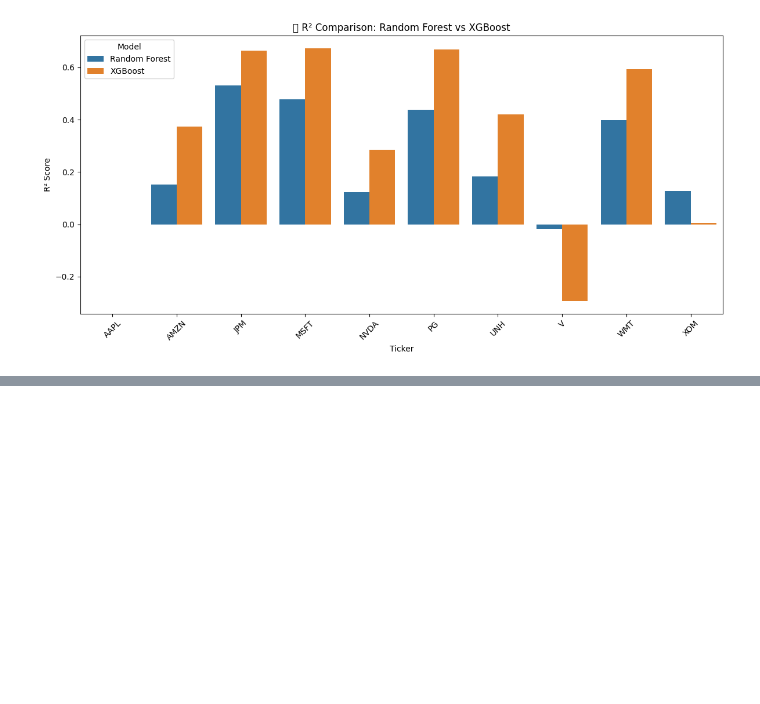
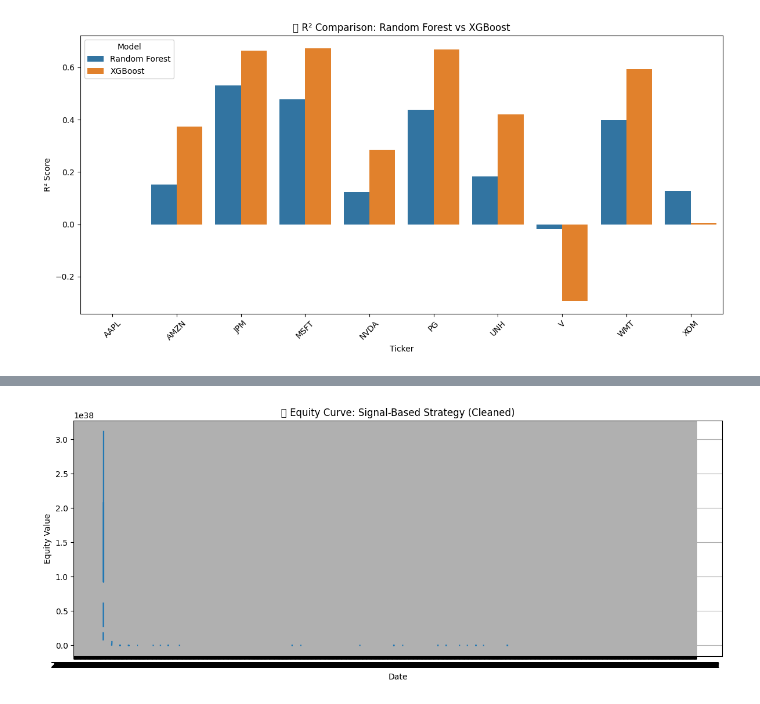
Before and after one commit to sowjanya-bn/stock-prediction, a Jupyter notebook: model_comparison_performance.ipynb, the cells around one changed output, grey strips where cells are left out. Drawn from its saved outputs; the diff is of its cells as text; code cells hidden in the pictures; blank space fills up the shorter version.

```diff
--- a/model_comparison_performance.ipynb
+++ b/model_comparison_performance.ipynb
@@ -185,0 +208,4 @@ combined_model_performance
+# %%
+import pandas as pd
+strategy_df_7 = pd.read_csv("strategy_df_window7.csv")
+strategy_df_7.head()
@@ -185,0 +230,4 @@ combined_model_performance
+# %%
+import pandas as pd
+strategy_df_9 = pd.read_csv("strategy_df_window9.csv")
+strategy_df_9.head()
@@ -219,0 +1094,88 @@ plt.show()
+# %%
+import numpy as np
+import pandas as pd
+from sklearn.compose import ColumnTransformer
+from sklearn.preprocessing import StandardScaler, OneHotEncoder
+
+# ⚠️ 1. Remove all known leakage columns
+leakage_cols = ["Next_Day_Open", "Regular_Change%", "Predicted"]
+df = strategy_df_7.copy()
+df = df.drop(columns=[col for col in leakage_cols if col in df.columns], errors="ignore")
+
+# 🧼 2. Drop rows with missing target
+#df = df.dropna(subset=["After_Hours_Change%"])
+
+# 🏗️ 3. Rebuild features
+y = df["After_Hours_Change%"]
+X = df.drop(columns=[ "Date", "Company"], errors="ignore")
+
+# 🔧 4. Handle NaNs
+X.replace([np.inf, -np.inf], np.nan, inplace=True)
+for col in X.columns:
+    if X[col].dtype in ["float64", "int64"]:
+        X[col].fillna(0, inplace=True)
+    else:
+        X[col].fillna("missing", inplace=True)
+
+# 🔁 5. Preprocessing pipeline
+num_cols = X.select_dtypes(include=["float64", "int64"]).columns.tolist()
+cat_cols = X.select_dtypes(include=["object"]).columns.tolist()
+
+preprocessor = ColumnTransformer([
+    ("num", StandardScaler(), num_cols),
+    ("cat", OneHotEncoder(handle_unknown="ignore"), cat_cols)
+])
+
+X_processed = preprocessor.fit_transform(X)
+
+# 🎯 6. Use previously trained pipeline model (must match columns!)
+preds = xgb_pipeline.predict(X)
+
+# 🧠 7. Restore to df and generate realistic signals
+df["Predicted"] = preds
+df['Predicted'] = df['Predicted'].clip(lower=-0.5, upper=0.5)  # Cap to ±50% change
+
+print(df['Predicted'].describe())
+
+
+threshold = np.percentile(preds, 80)  # You can tweak this
+df["Signal"] = (df["Predicted"] >= threshold).astype(int)
+
+# 📉 8. Return Calculation
+df["Strategy_Return"] = df["Signal"] * y
+df["Strategy_Return"] = df["Strategy_Return"].clip(lower=-0.3, upper=0.3)  # Avoid exploding
+
+df["Log_Return"] = np.log1p(df["Strategy_Return"])
+df['Log_Return'] = np.log(1 + df['Predicted'])  # Make sure it's not < -1
+df['Equity'] = np.exp(df['Log_Return'].cumsum())
+
+df["Cumulative_Log_Return"] = df["Log_Return"].cumsum()
+df["Cumulative_Return"] = np.exp(df["Cumulative_Log_Return"])
+
+df = df[df['Predicted'] > -1]  # log(0) is undefined
+
+
+# 🎨 9. Plot Clean Equity Curve
+import matplotlib.pyplot as plt
+
+df_sorted = df.sort_values("Date")
+plt.figure(figsize=(12, 5))
+plt.plot(df_sorted["Date"], df_sorted["Cumulative_Return"])
+plt.title("📈 Equity Curve: Signal-Based Strategy (Cleaned)")
+plt.xlabel("Date")
+plt.ylabel("Equity Value")
+plt.grid(True)
+plt.tight_layout()
+plt.show()
+
+# 📊 10. Summary Stats
+stats = {
+    "Total Trades": int(df["Signal"].sum()),
+    "Win Rate (%)": round((df[df["Signal"] == 1]["Strategy_Return"] > 0).mean() * 100, 2),
+    "Avg Return": round(df[df["Signal"] == 1]["Strategy_Return"].mean(), 4),
+    "Cumulative Return (%)": round(df["Cumulative_Return"].iloc[-1] * 100, 2),
+    "Cumulative Log Return": round(df["Cumulative_Log_Return"].iloc[-1], 4),
+}
+print("📊 Strategy Performance (Cleaned):")
+print(stats)
+# %% [output]
@@ -219,0 +1203 @@ plt.show()
+[figure, added]
```
Also changed, not shown: parts of 30 cells of this notebook, 1 other file.
